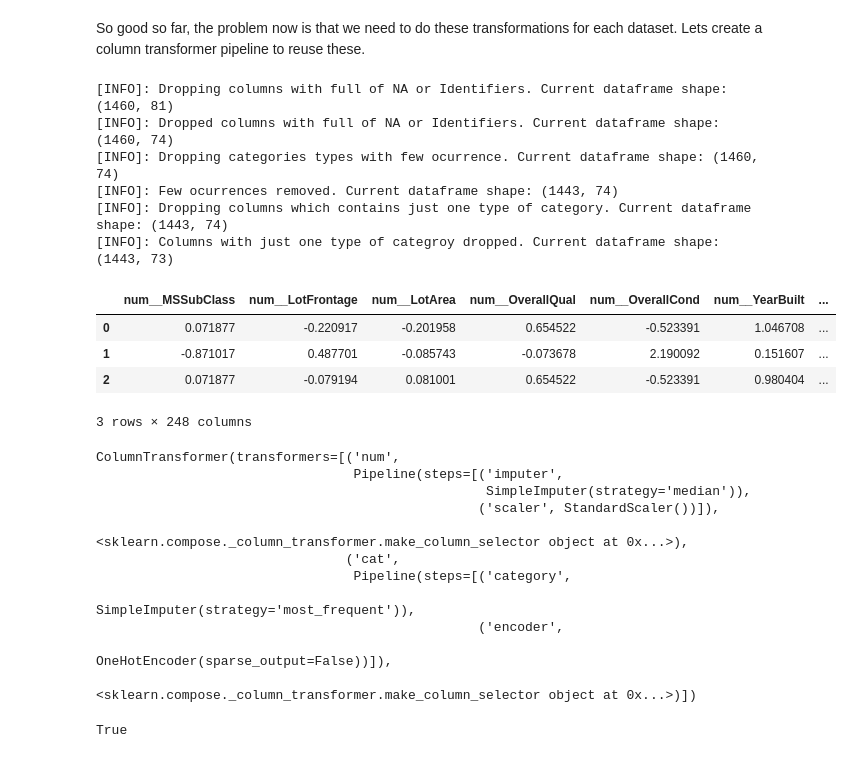
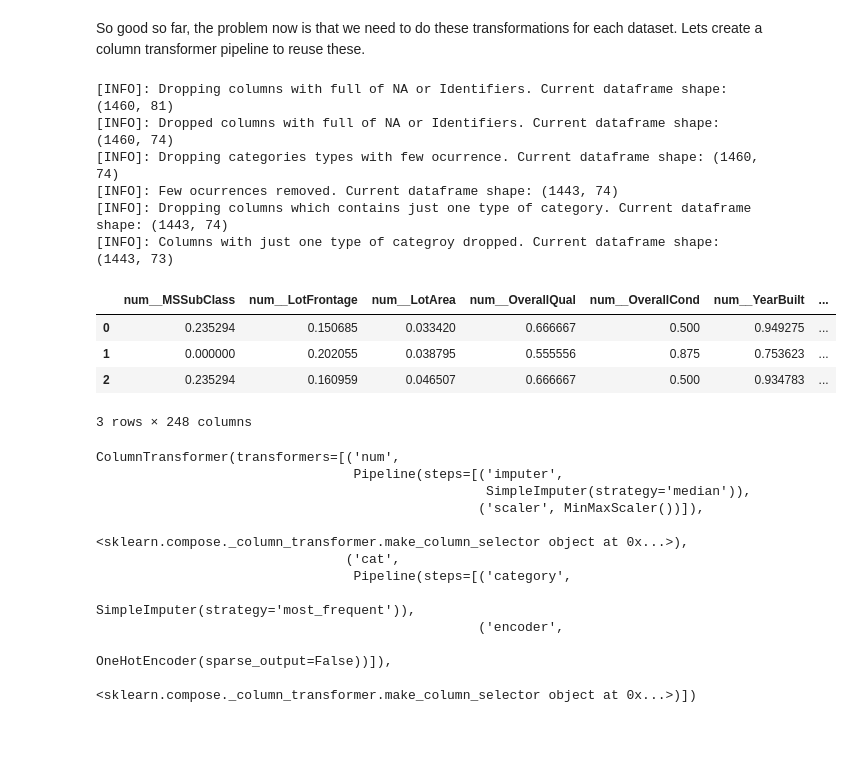
Before and after one commit to wilberquito/House-Pricing, a Jupyter notebook: HousePricing/housepricing_data_exploration.ipynb, the cells around one changed output. Cells and saved outputs as stored; diff of their text form; code cells hidden in the pictures.

```diff
--- a/HousePricing/housepricing_data_exploration.ipynb
+++ b/HousePricing/housepricing_data_exploration.ipynb
@@ -75,9 +75,9 @@ dataset_df.head()
 df_objs = dataset_df.select_dtypes(include=["O"])
 
 for c in df_objs.columns:
-    dataset_df[c] = dataset_df[c].astype("category")
+    df_objs[c] = df_objs[c].astype("category")
 
-df_cat = dataset_df.select_dtypes(include=["category"])
+df_cat = df_objs.select_dtypes(include=["category"])
 
 for c in df_cat.columns:
     print(df_cat[c].value_counts())
@@ -385,12 +388,11 @@ def preprocess_training_dataframe(df: pd.DataFrame) -> pd.DataFrame:
 
     return dataset_df
 # %%
-from sklearn.preprocessing import StandardScaler
 from sklearn.compose import ColumnTransformer
 from sklearn.compose import make_column_selector
 
 from sklearn.impute import SimpleImputer
-from sklearn.preprocessing import StandardScaler, OneHotEncoder
+from sklearn.preprocessing import MinMaxScaler, OneHotEncoder
 from sklearn.pipeline import Pipeline
 
 import pandas as pd
@@ -401,7 +403,7 @@ dataset_df = preprocess_training_dataframe(dataset_df)
 numeric_transformer = Pipeline(
     steps = [
         ("imputer", SimpleImputer(strategy="median")),
-        ("scaler", StandardScaler()),
+        ("scaler", MinMaxScaler()),
     ]
 )
 
@@ -411,36 +413,36 @@ categorical_transformer = Pipeline(
         ("encoder", OneHotEncoder(sparse_output=False)),
     ]
 )
 
 ct = ColumnTransformer([
     (
         "num",
         numeric_transformer,
         make_column_selector(dtype_include=["float64", "int64"])
     ),
     (
         "cat",
         categorical_transformer,
         make_column_selector(dtype_include=["category"])
     ),
 ])
 
 data = ct.fit_transform(dataset_df)
 columns = ct.get_feature_names_out()
 
 preprocessed_df = pd.DataFrame(data=data, columns=columns)
 preprocessed_df.head(3)
 # %% [output]
 [INFO]: Dropping columns with full of NA or Identifiers. Current dataframe shape: (1460, 81)
 [INFO]: Dropped columns with full of NA or Identifiers. Current dataframe shape: (1460, 74)
 [INFO]: Dropping categories types with few ocurrence. Current dataframe shape: (1460, 74)
 [INFO]: Few ocurrences removed. Current dataframe shape: (1443, 74)
 [INFO]: Dropping columns which contains just one type of category. Current dataframe shape: (1443, 74)
 [INFO]: Columns with just one type of categroy dropped. Current dataframe shape: (1443, 73)
 |  | num__MSSubClass | num__LotFrontage | num__LotArea | num__OverallQual | num__OverallCond | num__YearBuilt | ... |
-| 0 | 0.071877 | -0.220917 | -0.201958 | 0.654522 | -0.523391 | 1.046708 | ... |
-| 1 | -0.871017 | 0.487701 | -0.085743 | -0.073678 | 2.190092 | 0.151607 | ... |
-| 2 | 0.071877 | -0.079194 | 0.081001 | 0.654522 | -0.523391 | 0.980404 | ... |
+| 0 | 0.235294 | 0.150685 | 0.033420 | 0.666667 | 0.500 | 0.949275 | ... |
+| 1 | 0.000000 | 0.202055 | 0.038795 | 0.555556 | 0.875 | 0.753623 | ... |
+| 2 | 0.235294 | 0.160959 | 0.046507 | 0.666667 | 0.500 | 0.934783 | ... |
 3 rows × 248 columns
 # %%
 ct
@@ -448,7 +450,7 @@ ct
 ColumnTransformer(transformers=[('num',
                                  Pipeline(steps=[('imputer',
                                                   SimpleImputer(strategy='median')),
-                                                 ('scaler', StandardScaler())]),
+                                                 ('scaler', MinMaxScaler())]),
                                  <sklearn.compose._column_transformer.make_column_selector object at 0x...>),
                                 ('cat',
                                  Pipeline(steps=[('category',
@@ -456,7 +458,3 @@ ColumnTransformer(transformers=[('num',
                                                  ('encoder',
                                                   OneHotEncoder(sparse_output=False))]),
                                  <sklearn.compose._column_transformer.make_column_selector object at 0x...>)])
-# %%
-not all(list(preprocessed_df.isna().any()))
-# %% [output]
-True
```
Also changed, not shown: parts of 6 cells of this notebook, 1 other file.
